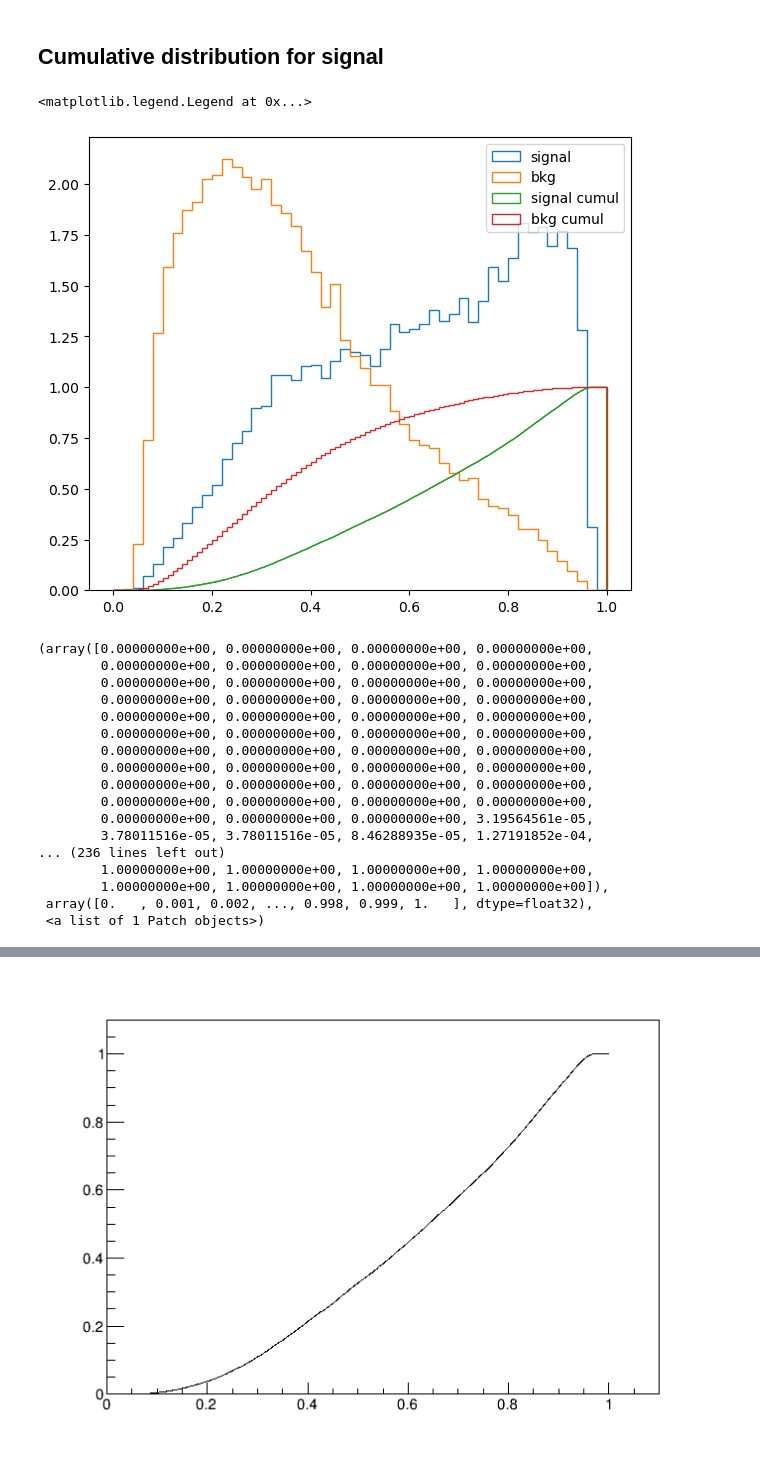
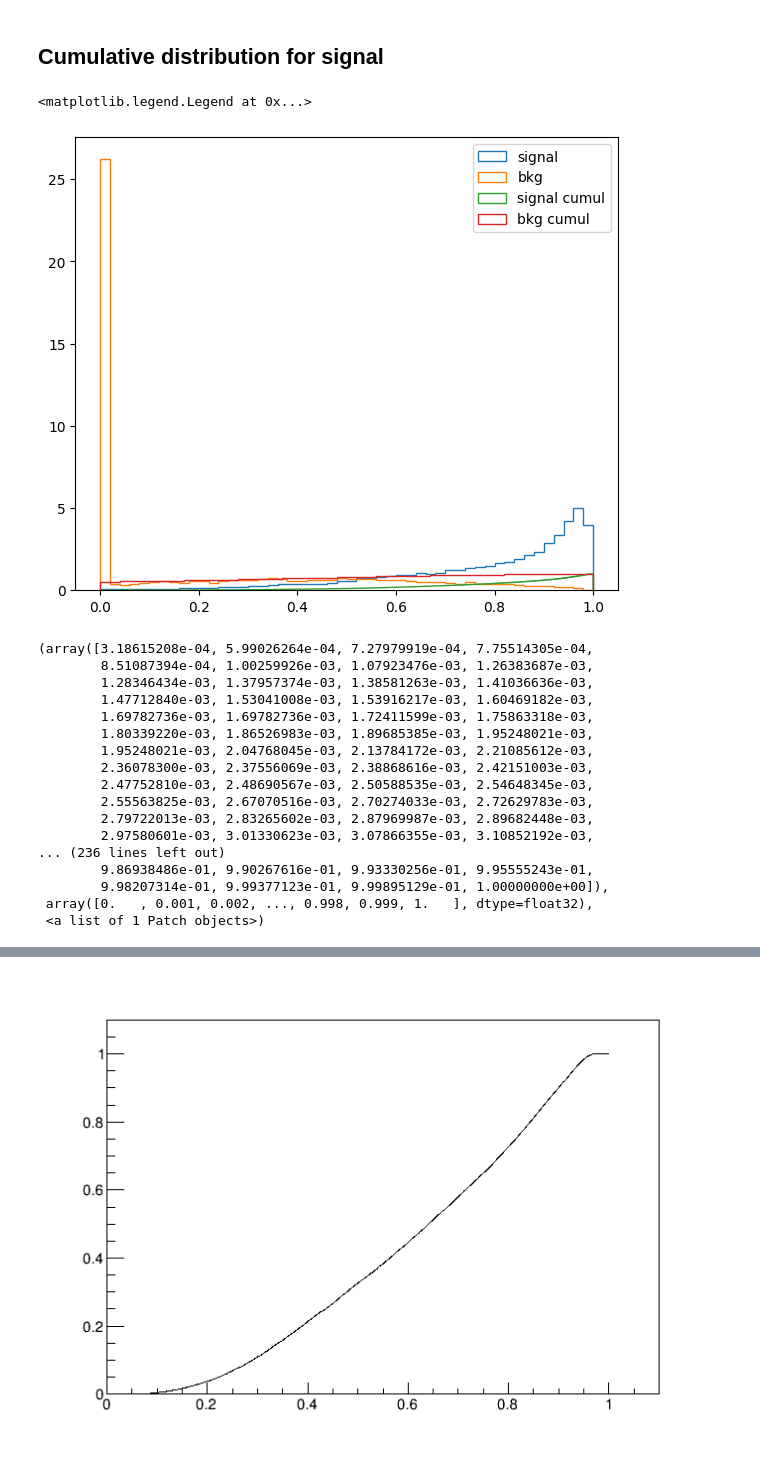
Before and after one commit to UniMiBAnalyses/ML_classification, a Jupyter notebook: BinningStudies.ipynb, the cells around one changed output, grey strips where cells are left out. Saved outputs shown, nothing was run; the diff lists cells and outputs as text; code cells hidden in the pictures.

```diff
--- a/BinningStudies.ipynb
+++ b/BinningStudies.ipynb
@@ -12,10 +12,10 @@ mpl.rcParams['figure.dpi'] = 100
 mpl.rcParams["image.origin"] = 'lower'
 # %%
 config = {
-    "base_dir":        "/eos/home-d/dvalsecc/www/VBSPlots/DNN_archive/",
-    "plot_config":     "FullRun2",
+    "base_dir":        "/storage/vbsjjlnu/VBSjjlnu_v7/",
+    "plot_config":     "FullRun2_v7",
     "cut":             "boost_sig",
-    "model_version":   "v5",
+    "model_version":   "v15",
 }
 # %%
 import os
@@ -124,32 +124,32 @@ plt.legend()
 # %%
 fig, ax1 = plt.subplots(figsize=(7,6), dpi=100)
 
-plt.hist(signal["y"], weights=signal.weight_, bins=50,density=True, label="signal", histtype="step",range=(0,1))
-plt.hist(bkg["y"], weights=bkg.weight_, bins=50,density=True, label="bkg", histtype="step",range=(0,1))
-hcumul = plt.hist(signal["y"], weights=signal.weight_, bins=1000,cumulative=True, density=True, range=(0,1),label="signal cumul", histtype="step")
-hcumul_bkg = plt.hist(bkg["y"], weights=bkg.weight_, bins=100,cumulative=True, density=True, range=(0,1),label="bkg cumul", histtype="step")
+plt.hist(signal["y"], weights=signal.weight, bins=50,density=True, label="signal", histtype="step",range=(0,1))
+plt.hist(bkg["y"], weights=bkg.weight, bins=50,density=True, label="bkg", histtype="step",range=(0,1))
+hcumul = plt.hist(signal["y"], weights=signal.weight, bins=1000,cumulative=True, density=True, range=(0,1),label="signal cumul", histtype="step")
+hcumul_bkg = plt.hist(bkg["y"], weights=bkg.weight, bins=100,cumulative=True, density=True, range=(0,1),label="bkg cumul", histtype="step")
 plt.legend()
 # %% [output]
 <matplotlib.legend.Legend at 0x...>
-[figure, old version]
+[figure, new version]
 # %%
 hcumul
 # %% [output]
-(array([0.00000000e+00, 0.00000000e+00, 0.00000000e+00, 0.00000000e+00,
-        0.00000000e+00, 0.00000000e+00, 0.00000000e+00, 0.00000000e+00,
-        0.00000000e+00, 0.00000000e+00, 0.00000000e+00, 0.00000000e+00,
-        0.00000000e+00, 0.00000000e+00, 0.00000000e+00, 0.00000000e+00,
-        0.00000000e+00, 0.00000000e+00, 0.00000000e+00, 0.00000000e+00,
-        0.00000000e+00, 0.00000000e+00, 0.00000000e+00, 0.00000000e+00,
-        0.00000000e+00, 0.00000000e+00, 0.00000000e+00, 0.00000000e+00,
-        0.00000000e+00, 0.00000000e+00, 0.00000000e+00, 0.00000000e+00,
-        0.00000000e+00, 0.00000000e+00, 0.00000000e+00, 0.00000000e+00,
-        0.00000000e+00, 0.00000000e+00, 0.00000000e+00, 0.00000000e+00,
-        0.00000000e+00, 0.00000000e+00, 0.00000000e+00, 3.19564561e-05,
-        3.78011516e-05, 3.78011516e-05, 8.46288935e-05, 1.27191852e-04,
+(array([3.18615208e-04, 5.99026264e-04, 7.27979919e-04, 7.75514305e-04,
+        8.51087394e-04, 1.00259926e-03, 1.07923476e-03, 1.26383687e-03,
+        1.28346434e-03, 1.37957374e-03, 1.38581263e-03, 1.41036636e-03,
+        1.47712840e-03, 1.53041008e-03, 1.53916217e-03, 1.60469182e-03,
+        1.69782736e-03, 1.69782736e-03, 1.72411599e-03, 1.75863318e-03,
+        1.80339220e-03, 1.86526983e-03, 1.89685385e-03, 1.95248021e-03,
+        1.95248021e-03, 2.04768045e-03, 2.13784172e-03, 2.21085612e-03,
+        2.36078300e-03, 2.37556069e-03, 2.38868616e-03, 2.42151003e-03,
+        2.47752810e-03, 2.48690567e-03, 2.50588535e-03, 2.54648345e-03,
+        2.55563825e-03, 2.67070516e-03, 2.70274033e-03, 2.72629783e-03,
+        2.79722013e-03, 2.83265602e-03, 2.87969987e-03, 2.89682448e-03,
+        2.97580601e-03, 3.01330623e-03, 3.07866355e-03, 3.10852192e-03,
 ... (236 lines left out)
-        1.00000000e+00, 1.00000000e+00, 1.00000000e+00, 1.00000000e+00,
-        1.00000000e+00, 1.00000000e+00, 1.00000000e+00, 1.00000000e+00]),
+        9.86938486e-01, 9.90267616e-01, 9.93330256e-01, 9.95555243e-01,
+        9.98207314e-01, 9.99377123e-01, 9.99895129e-01, 1.00000000e+00]),
  array([0.   , 0.001, 0.002, ..., 0.998, 0.999, 1.   ], dtype=float32),
  <a list of 1 Patch objects>)
 # %%
```
Also changed, not shown: parts of 7 cells of this notebook, 5 other files.
